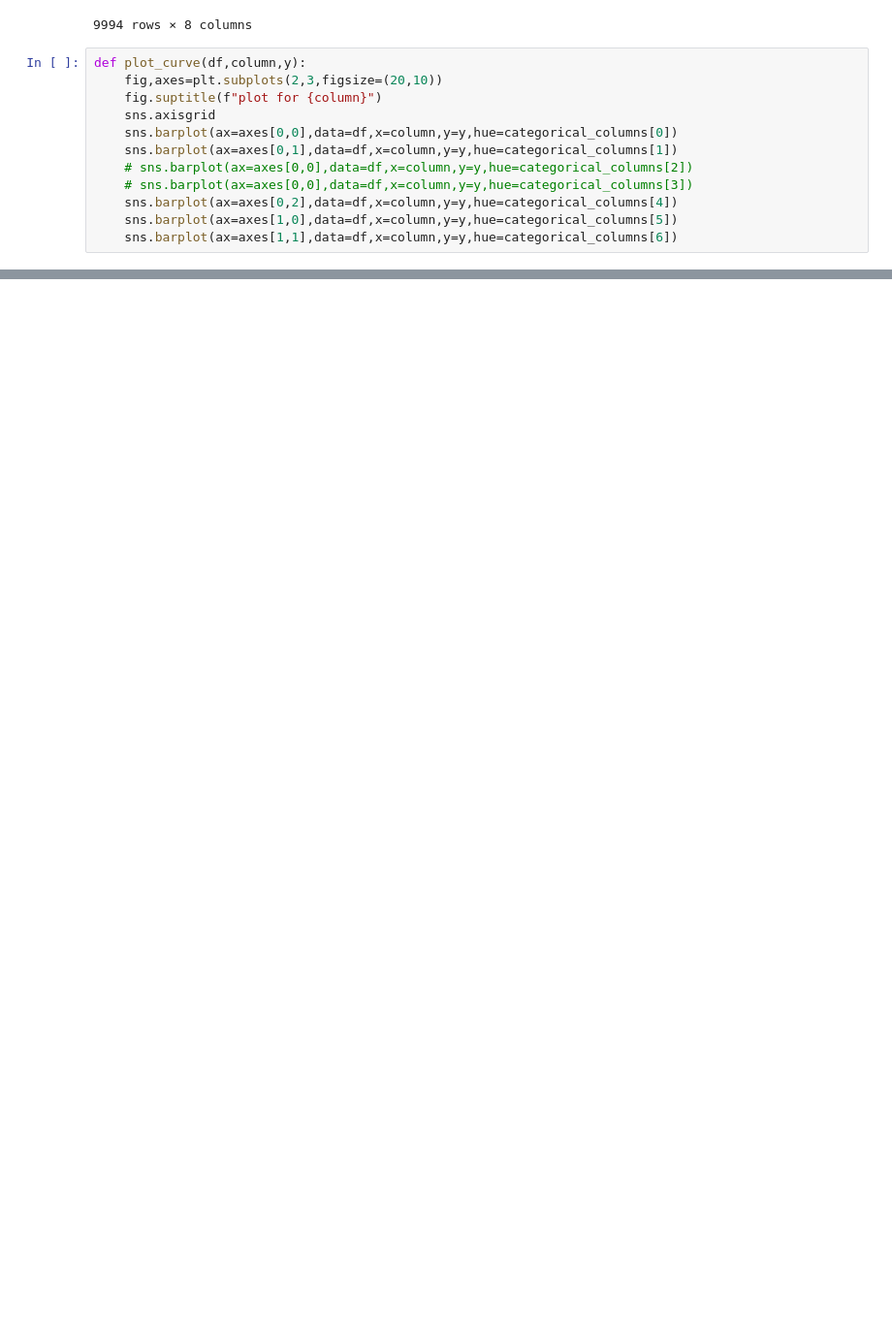
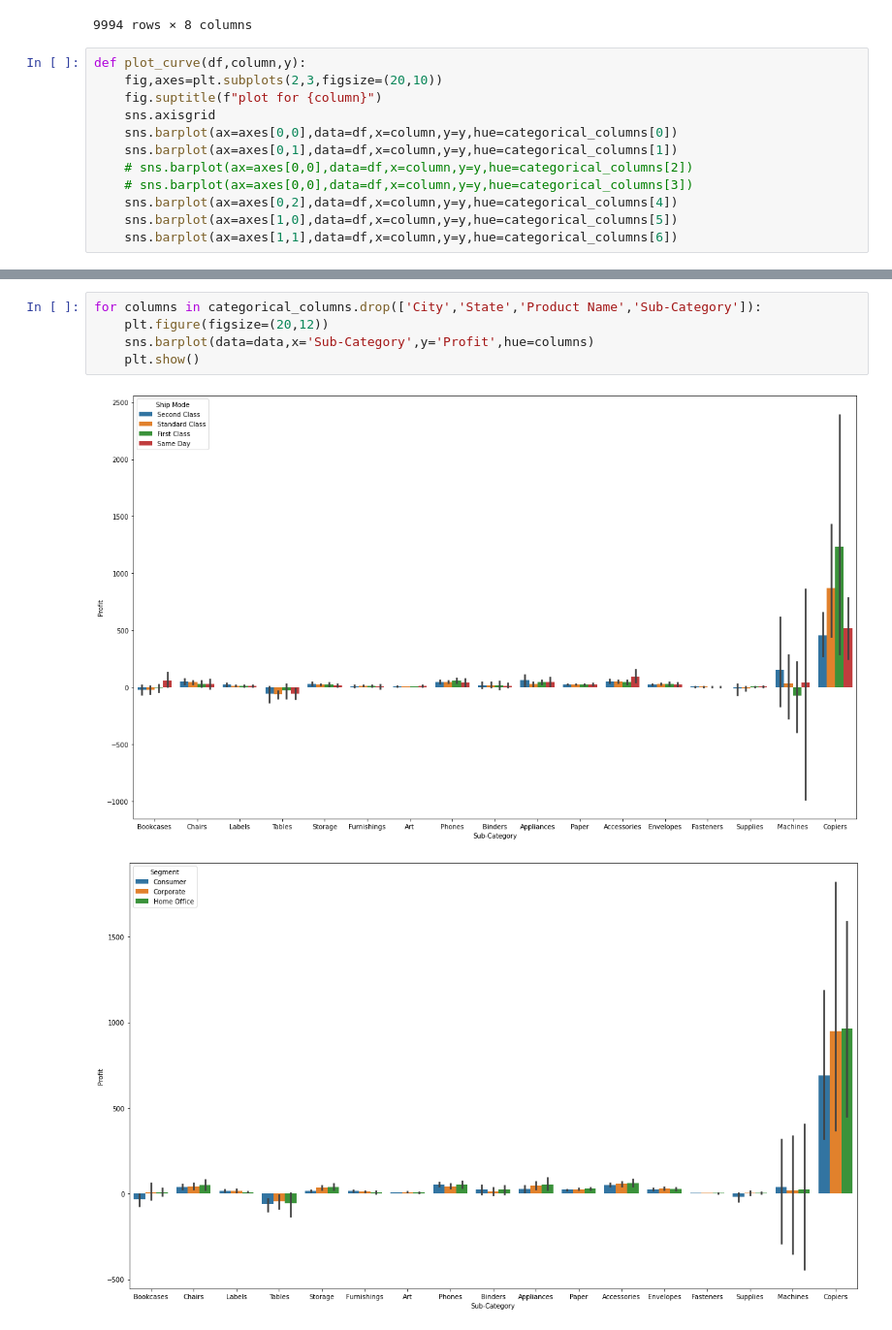
Before and after one commit to akash1231234/Superstore, a Jupyter notebook: untitled.ipynb, the cells around one changed output, grey strips where cells are left out. Shown at 97% size. Saved outputs shown, nothing was run; the diff lists cells and outputs as text; blank space fills up the shorter version.

```diff
--- a/untitled.ipynb
+++ b/untitled.ipynb
@@ -215,0 +226,8 @@ for column in categorical_columns.drop(['City','State','Product Name','Sub-Categ
+# %%
+for columns in categorical_columns.drop(['City','State','Product Name','Sub-Category']):
+    plt.figure(figsize=(20,12))
+    sns.barplot(data=data,x='Sub-Category',y='Profit',hue=columns)
+    plt.show()
+# %% [output]
+[figure, added]
+[figure, added]
```
Also changed, not shown: parts of 8 cells of this notebook.
